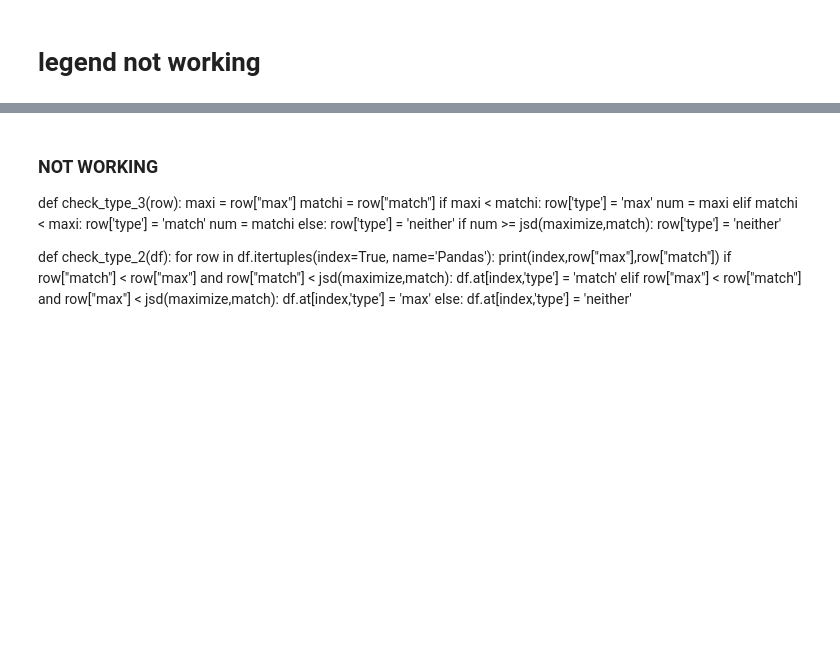
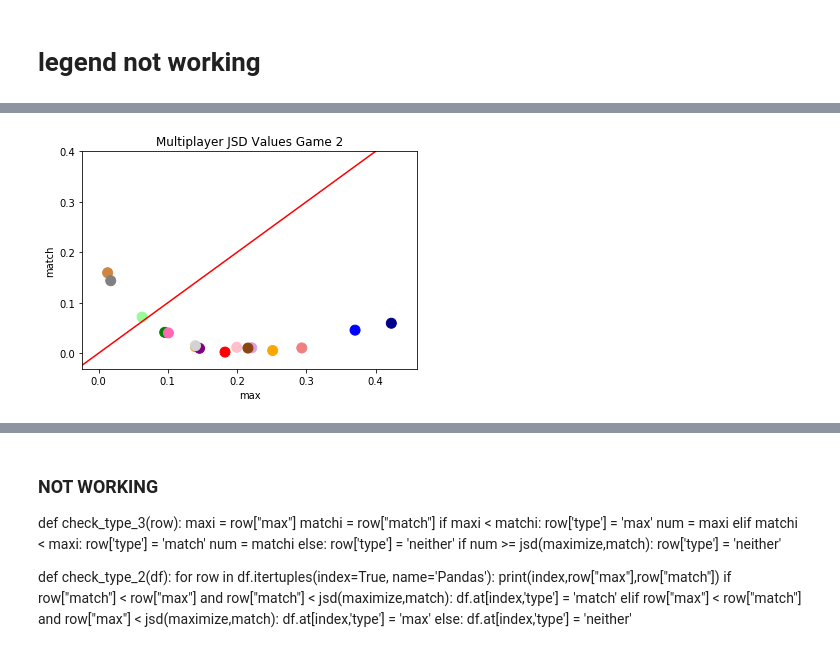
Before and after one commit to baryos/MAB, a Jupyter notebook: MAB3.ipynb, the cells around one changed output, grey strips where cells are left out. Cells and saved outputs as stored; diff of their text form; code cells hidden in the pictures; blank space fills up the shorter version.

```diff
--- a/MAB3.ipynb
+++ b/MAB3.ipynb
@@ -2674,12 +2914,14 @@ j_jsd_g1 = pd.DataFrame({'max':[j01_p1_g1_max,j01_p2_g1_max,j02_p1_g1_max,j02_p2
 #Create a dataframe for joint game 2 jsd scores, with a column for each strategy.'''
 j_jsd_g2 = pd.DataFrame({'max':[j01_p1_g2_max,j01_p2_g2_max,j02_p1_g2_max,j02_p2_g2_max,j03_p1_g2_max,j03_p2_g2_max,
                              j04_p1_g2_max,j04_p2_g2_max,j05_p1_g2_max,j05_p2_g2_max,j06_p1_g2_max,j06_p2_g2_max,
-                             j07_p1_g2_max,j07_p2_g2_max,j08_p1_g2_max,j08_p2_g2_max],
+                             j07_p1_g2_max,j07_p2_g2_max,j08_p1_g2_max,j08_p2_g2_max,j10_p1_g2_max,j10_p2_g2_max,
+                               j11_p1_g2_max, j11_p2_g2_max],
                       'match':[j01_p1_g2_match,j01_p2_g2_match,j02_p1_g2_match,
                                j02_p2_g2_match,j03_p1_g2_match,j03_p2_g2_match,
                                j04_p1_g2_match,j04_p2_g2_match,j05_p1_g2_match,
                                j05_p2_g2_match,j06_p1_g2_match,j06_p2_g2_match,
-                               j07_p1_g2_match,j07_p2_g2_match,j08_p1_g2_match,j08_p2_g2_match]},
+                               j07_p1_g2_match,j07_p2_g2_match,j08_p1_g2_match,j08_p2_g2_match,j10_p1_g2_match,
+                              j10_p2_g2_match, j11_p1_g2_match, j11_p2_g2_match]},
                         index=['j01', 'j01', 'j02', 'j02', 'j03', 'j03','j04', 'j04','j05', 'j05',
-                               'j06', 'j06','j07','j07','j08','j08'])
+                               'j06', 'j06','j07','j07','j08','j08', 'j10', 'j10', 'j11', 'j11'])
 # %%
@@ -2843,25 +3319,28 @@ plt.show()
 # %%
 #j_jsd_plot = j_jsd.plot.scatter(x='max',y='match',title='Multi Player JSD Values')
 #line = mlines.Line2D([0.2148, 0], [0.2148, 1], color='red')
 #j_jsd_plot.add_line(line)
 #plt.show()
+#fig, j_jsd_g2_plot = plt.subplots()
 
-fig, j_jsd_g2_plot = plt.subplots()
+
 j_jsd_g2_plot = j_jsd_g2.plot.scatter(x='max',y='match',s=100,c=colors_jsd_j,title='Multiplayer JSD Values Game 2')
 plt.xticks(np.arange(0, 0.5, step=0.1))
 plt.yticks(np.arange(0, 0.5, step=0.1))
 #line1 = mlines.Line2D([0.2148, 0.2148],[-0.03, 0.5], color='red')
 #line2 = mlines.Line2D([-0.03,0.8],[0.2148,0.2148])
 #line2 = mlines.Line2D([0, 0.4],[0.2148, 0.2148], color='red')
 line1 = mlines.Line2D([-1, 0.4],[-1, 0.4], color='red')
 #transform = ax.transAxes
 #line2 doesn't show up; all below it?
 #line.set_transform(transform)
 j_jsd_g2_plot.add_line(line1)
 #j_jsd_g2_plot.add_line(line2)
 plt.savefig('j_jsd_2.eps',format='eps',dpi=1000)
 plt.show()
 
 
 #color code pairs together
+# %% [output]
+[figure, added]
 # %%
```
Also changed, not shown: parts of 105 cells of this notebook, 9 other files.
